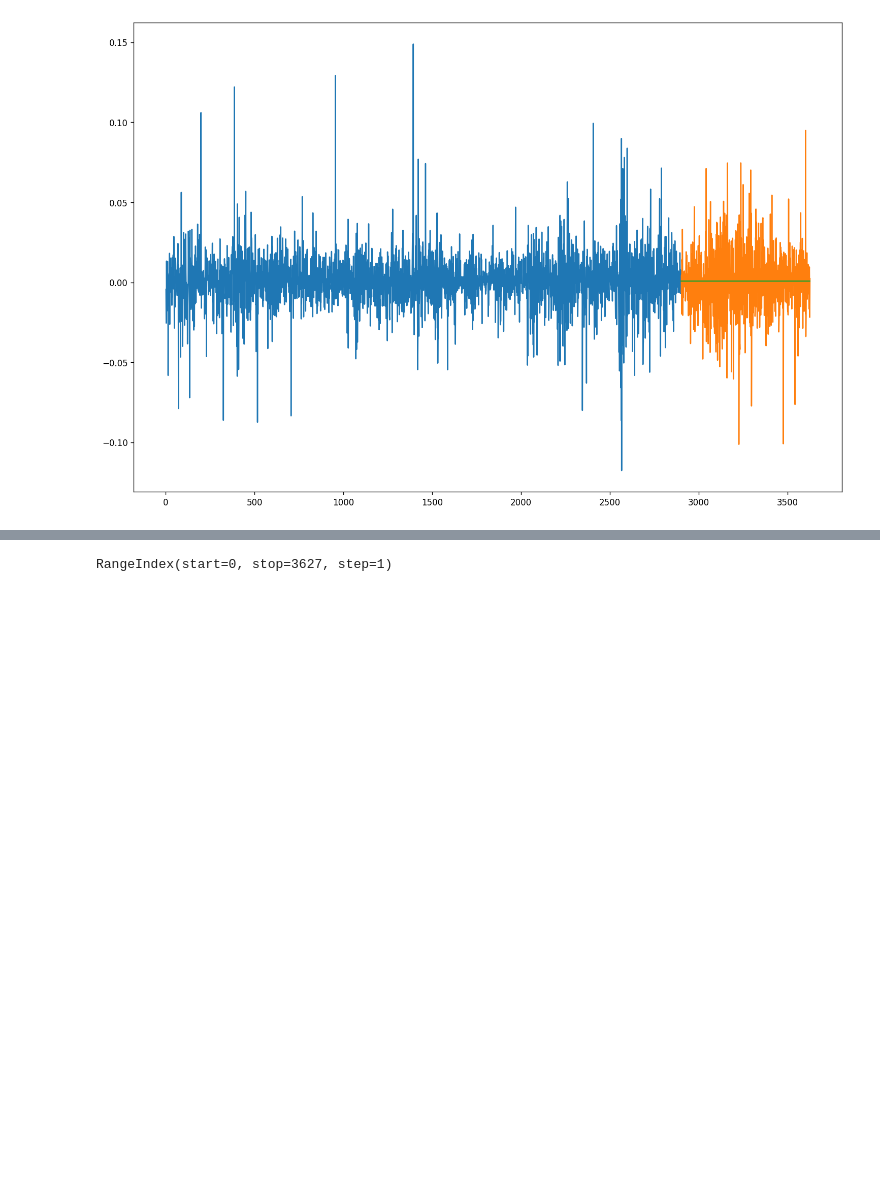
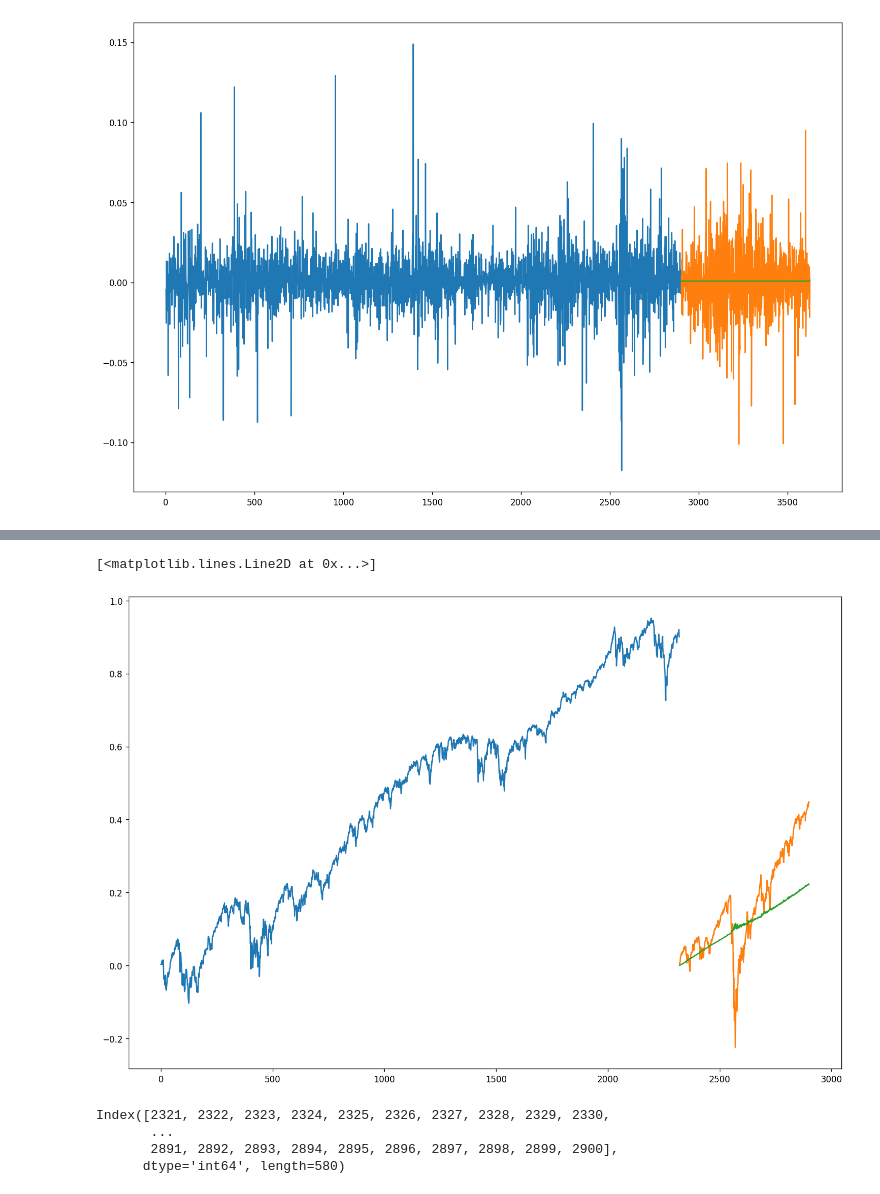
Before and after one commit to SiddharthSomani10101/Time_Series_Prediction_using_ARIMA, a Jupyter notebook: Untitled-1.ipynb, the cells around one changed output, grey strips where cells are left out. Drawn from its saved outputs; the diff is of its cells as text; code cells hidden in the pictures; blank space fills up the shorter version.

Commit message:
try_rolling_window

```diff
--- a/Untitled-1.ipynb
+++ b/Untitled-1.ipynb
@@ -176,0 +219,24 @@ model_fit = model.fit()
+# %%
+#Using rolling window
+#https://machinelearningmastery.com/arima-for-time-series-forecasting-with-python/
+
+X = SPY_train.Close.apply(lambda x:math.log(x)).diff().dropna()
+size = int(len(X) * 0.8)
+train, test = X[0:size], X[size:len(X)]
+history = [x for x in train]
+predictions = list()
+# walk-forward validation
+for t in range(len(test)):
+ print(t)
+ model = ARIMA(history, order=(2,0,2))
+ model_fit = model.fit()
+ output = model_fit.forecast()
+ yhat = output[0]
+ predictions.append(yhat)
+ obs = test.values[t]
+ history.append(obs)
+ print('predicted=%f, expected=%f' % (yhat, obs))
+# evaluate forecasts
+rmse = math.sqrt(mean_squared_error(test, predictions))
+print('Test RMSE: %.3f' % rmse)
+# plot forecasts against actual outcomes
@@ -177,4 +411,16 @@ model_fit = model.fit()
+# %%
+predictions_series = pd.Series(predictions, index=test.index)
+
+plt.plot(train.cumsum(), label='training')
+plt.plot(test.cumsum(), label='actual')
+plt.plot(predictions_series.cumsum(), label='forecast')
+# %% [output]
+[<matplotlib.lines.Line2D at 0x...>]
+[figure, added]
 # %%
-GOOGLE.index
+test.index
 # %% [output]
-RangeIndex(start=0, stop=3627, step=1)
+Index([2321, 2322, 2323, 2324, 2325, 2326, 2327, 2328, 2329, 2330,
+       ...
+       2891, 2892, 2893, 2894, 2895, 2896, 2897, 2898, 2899, 2900],
+      dtype='int64', length=580)
```
Also changed, not shown: parts of 11 cells of this notebook.
